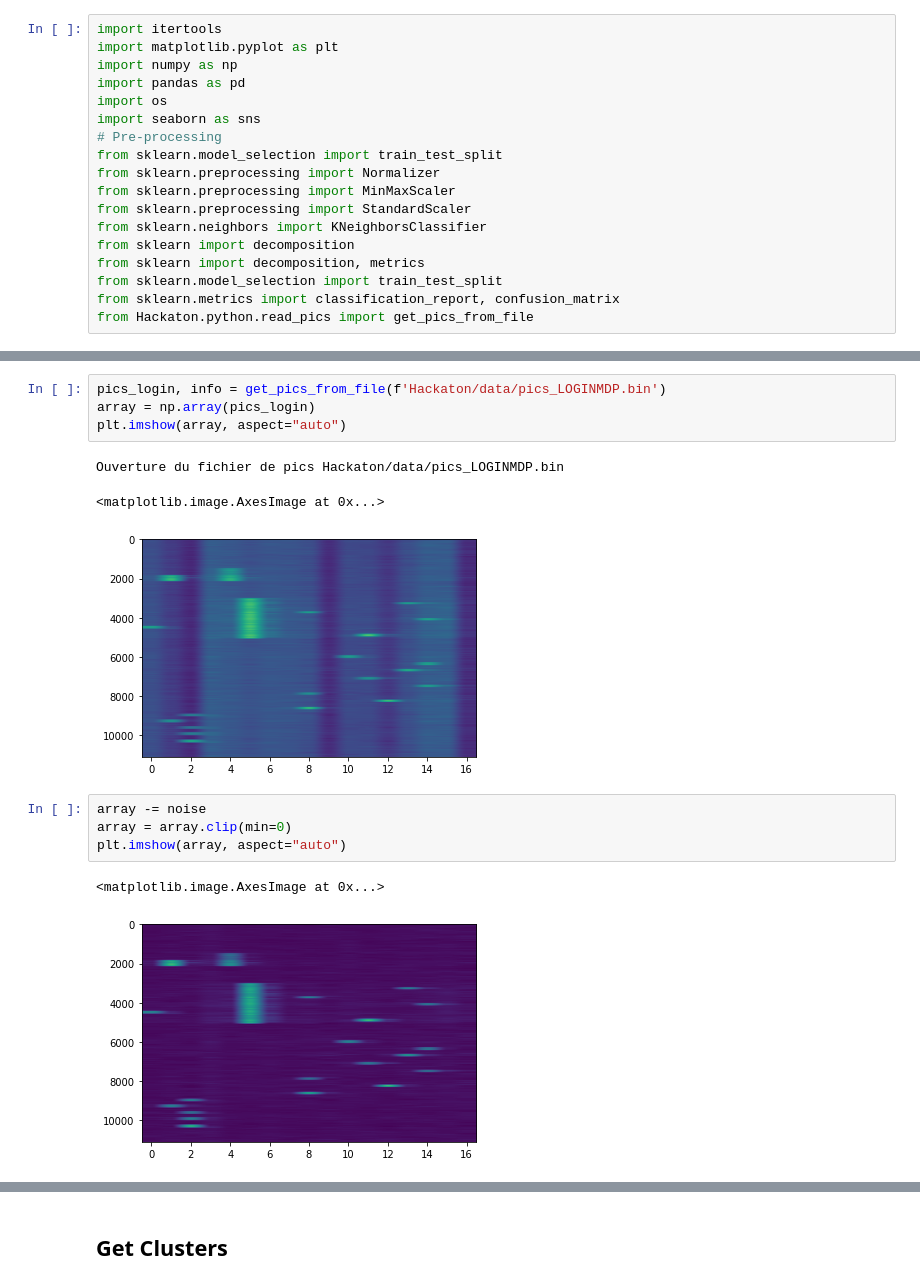
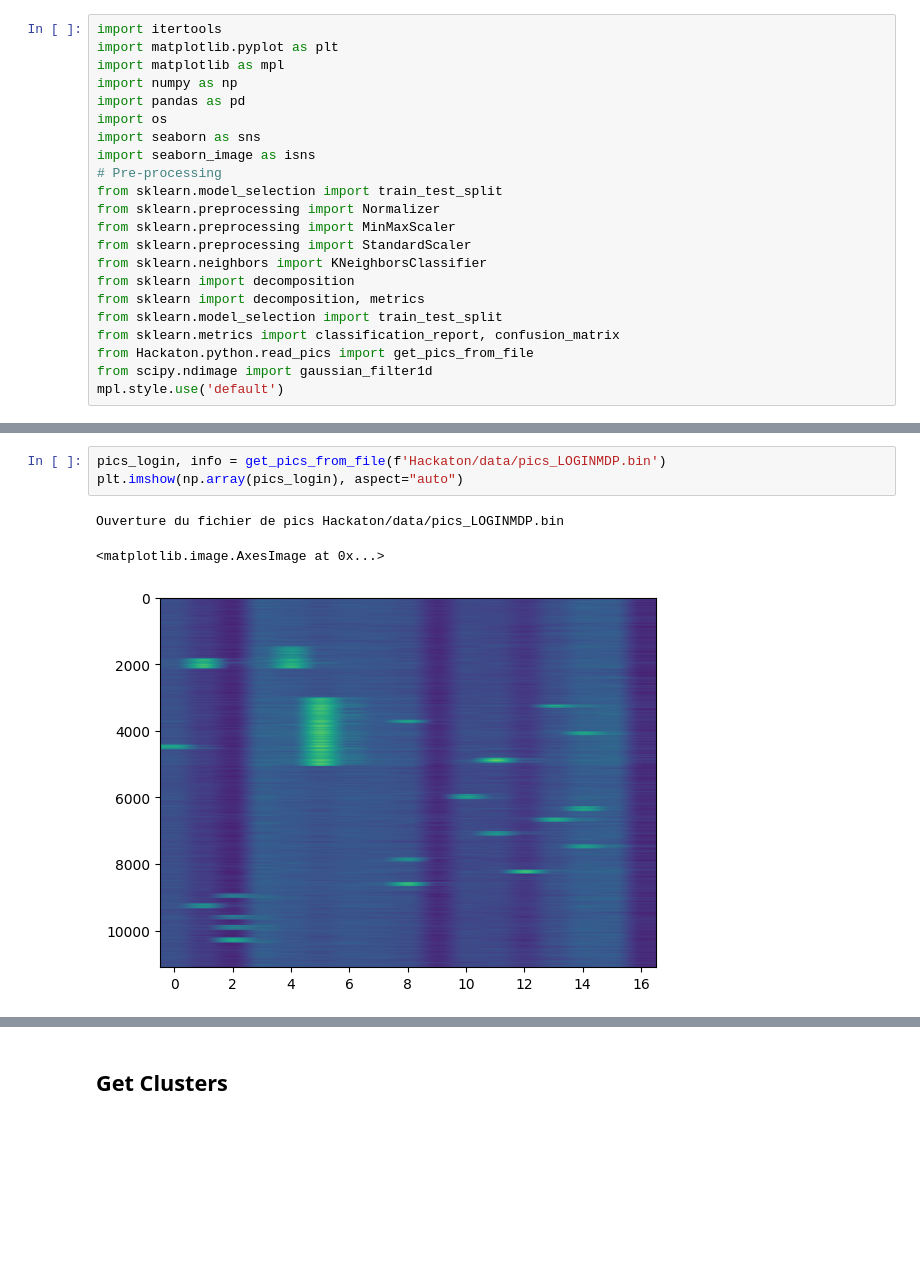
Before and after one commit to Craizox/hackathon, a Jupyter notebook: Hackathon.ipynb, the cells around one changed output, grey strips where cells are left out. Cells and saved outputs as stored; diff of their text form; blank space fills up the shorter version.

Commit message:
add some visualization

```diff
--- a/Hackathon.ipynb
+++ b/Hackathon.ipynb
@@ -1,10 +1,12 @@
 # %%
 import itertools
 import matplotlib.pyplot as plt
+import matplotlib as mpl
 import numpy as np
 import pandas as pd
 import os
 import seaborn as sns
+import seaborn_image as isns
 # Pre-processing
 from sklearn.model_selection import train_test_split
 from sklearn.preprocessing import Normalizer
@@ -16,5 +18,7 @@ from sklearn import decomposition, metrics
 from sklearn.model_selection import train_test_split
 from sklearn.metrics import classification_report, confusion_matrix
 from Hackaton.python.read_pics import get_pics_from_file
+from scipy.ndimage import gaussian_filter1d
+mpl.style.use('default')
 # %%
 mean_dic = dict()
@@ -72,15 +109,7 @@ Ouverture du fichier de pics Hackaton/data/pics_Z.bin
 # %%
 pics_login, info = get_pics_from_file(f'Hackaton/data/pics_LOGINMDP.bin')
-array = np.array(pics_login)
-plt.imshow(array, aspect="auto")
+plt.imshow(np.array(pics_login), aspect="auto")
 # %% [output]
 Ouverture du fichier de pics Hackaton/data/pics_LOGINMDP.bin
 <matplotlib.image.AxesImage at 0x...>
-[figure, old version]
+[figure, new version]
-# %%
-array -= noise
-array = array.clip(min=0)
-plt.imshow(array, aspect="auto")
-# %% [output]
-<matplotlib.image.AxesImage at 0x...>
-[figure, removed]
```
Also changed, not shown: parts of 33 cells of this notebook.
